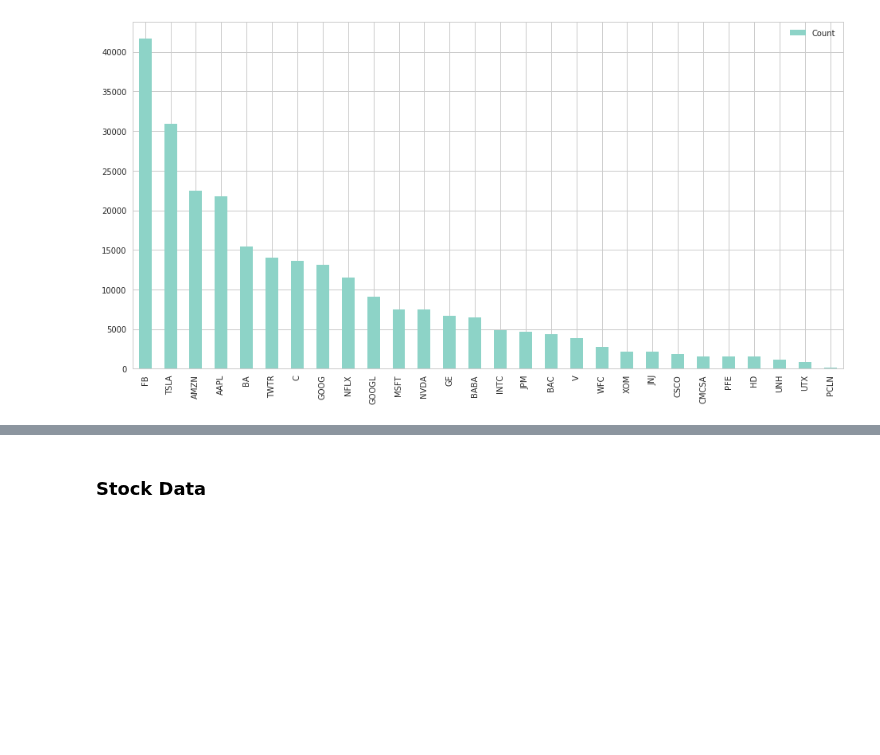
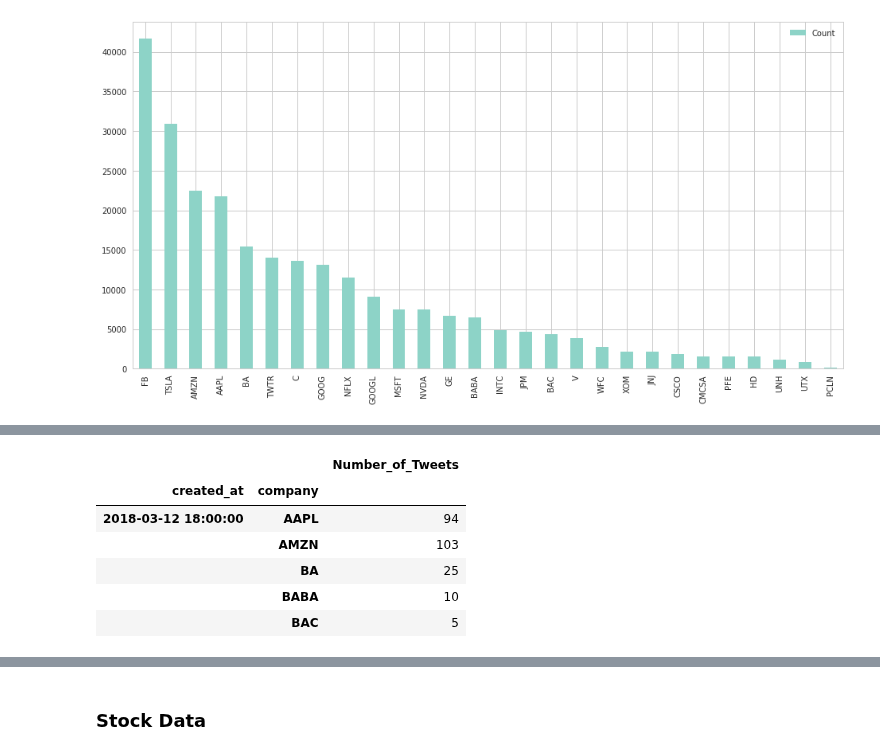
Before and after one commit to madderle/Capstone-Realtime-Streaming-Analytics, a Jupyter notebook: Analysis/src/Stock-Tweets-EDA.ipynb, the cells around one changed output, grey strips where cells are left out. Cells and saved outputs as stored; diff of their text form; code cells hidden in the pictures; blank space fills up the shorter version.

```diff
--- a/Analysis/src/Stock-Tweets-EDA.ipynb
+++ b/Analysis/src/Stock-Tweets-EDA.ipynb
@@ -149,0 +200,12 @@ hourly['Number_of_Users'] = twitter_data.groupby(pd.Grouper(freq="H"))['user_nam
+# %%
+# Create hourly data frame
+delimited_hourly = delimited_twitter_df.groupby([pd.Grouper(freq="H"), 'company']).count()['text'].to_frame()
+delimited_hourly.columns = ['Number_of_Tweets']
+# %% [output]
+|  |  | Number_of_Tweets |
+| created_at | company |  |
+| 2018-03-12 18:00:00 | AAPL | 94 |
+|  | AMZN | 103 |
+|  | BA | 25 |
+|  | BABA | 10 |
+|  | BAC | 5 |
```
Also changed, not shown: parts of 5 cells of this notebook.
